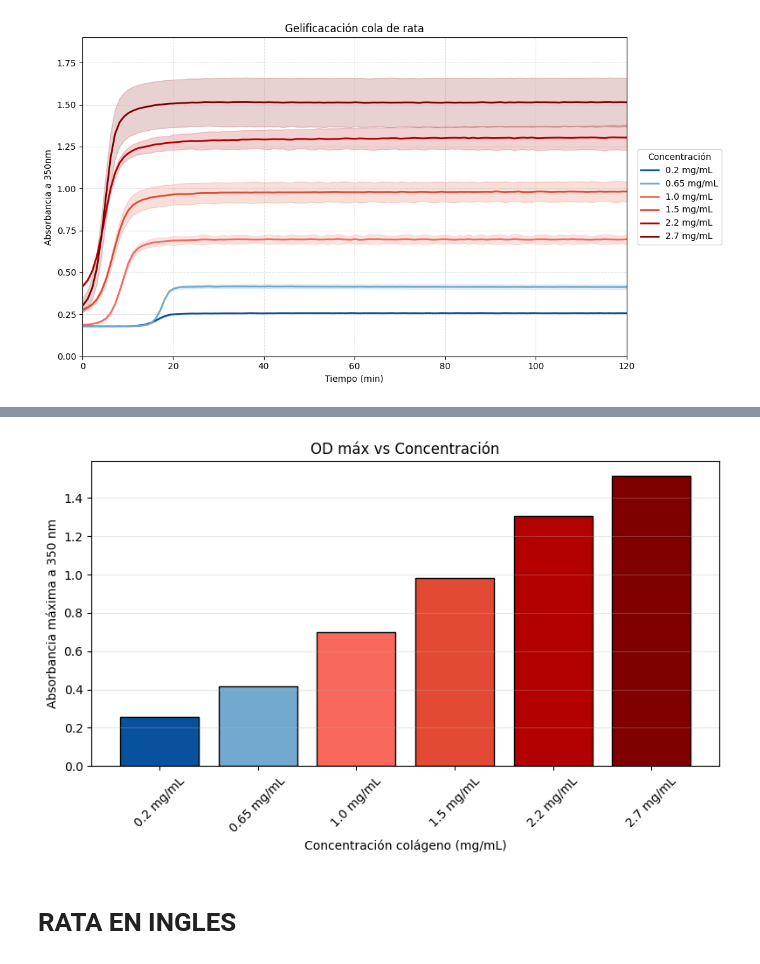
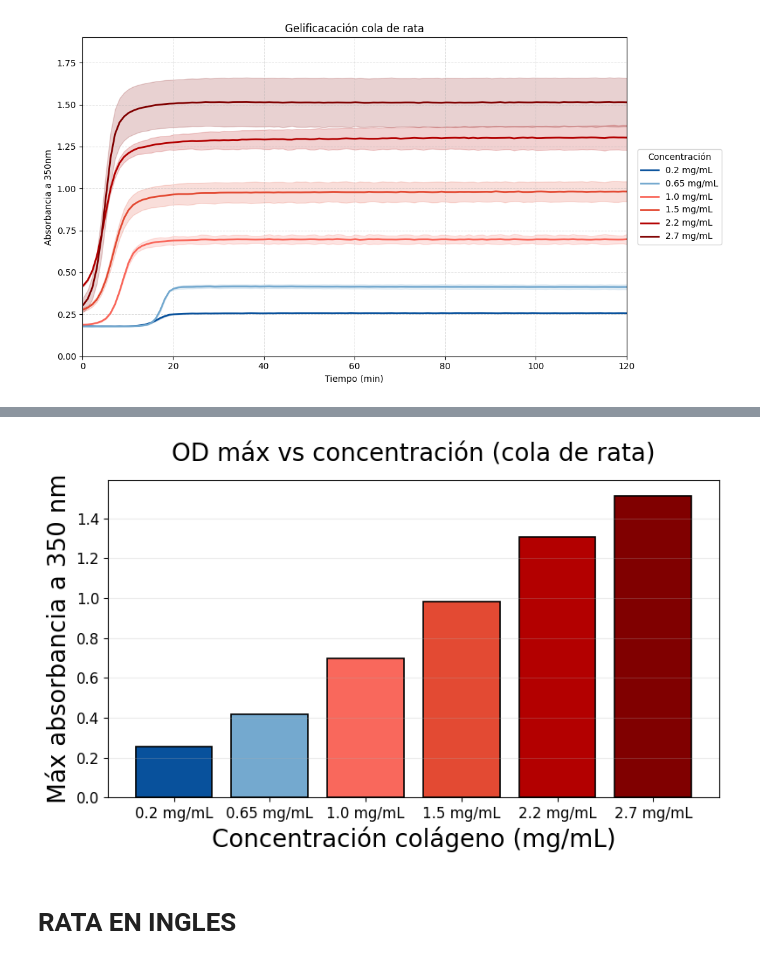
Before and after one commit to Bertaalcolea/Collagen_studies, a Jupyter notebook: Concentraciones_Rat.ipynb, the cells around one changed output, grey strips where cells are left out. Saved outputs shown, nothing was run; the diff lists cells and outputs as text; code cells hidden in the pictures.

```diff
--- a/Concentraciones_Rat.ipynb
+++ b/Concentraciones_Rat.ipynb
@@ -711,14 +796,55 @@ def plot_ODmax_vs_concentration(df_stats, title, color_map_conc):
 
     plt.tight_layout()
     plt.show()
+# %%
+def plot_ODmax_vs_concentration(df_stats, title, color_map_conc):
+
+    # Keep only pH 7
+    df_pH7 = df_stats[df_stats["pH"] == "pH 7"].copy()
+
+    # Compute ODmax per concentration
+    df_max = (
+        df_pH7
+        .groupby(["Concentration", "Conc_label"], as_index=False)
+        .agg(OD_max=("OD_mean", "max"))
+        .sort_values("Concentration")
+    )
+
+    # Map colors
+    df_max["color"] = df_max["Concentration"].map(color_map_conc)
+
+    # ----- Plot -----
+    fig, ax = plt.subplots(figsize=(8, 5))
+
+    ax.bar(
+        df_max["Conc_label"],
+        df_max["OD_max"],
+        color=df_max["color"],
+        edgecolor="black",
+        linewidth=1.2
+    )
+
+    # ---- Ejes y título (MISMO TAMAÑO QUE LA OTRA FIGURA) ----
+    ax.set_xlabel("Concentración colágeno (mg/mL)", fontsize=20)
+    ax.set_ylabel("Máx absorbancia a 350 nm", fontsize=20)
+    ax.set_title(title, fontsize=20, pad=16)
+
+    # ---- TICKS (números) ----
+    ax.tick_params(axis="both", which="major", labelsize=12)
+
+    # ---- Cuadrícula ----
+    ax.grid(axis="y", alpha=0.25)
+
+    plt.tight_layout()
+    plt.show()
 # %%
 plot_ODmax_vs_concentration(
     df_rat_stats,
-    "Maximum OD at 350 nm vs concentration – rat collagen",
+    "OD máx vs concentración (cola de rata)",
     color_map_conc
 )
 # %% [output]
-[figure, old version]
+[figure, new version]
 # %% [markdown]
 # **RATA EN INGLES**
 # %%
```
Also changed, not shown: parts of 3 cells of this notebook.
